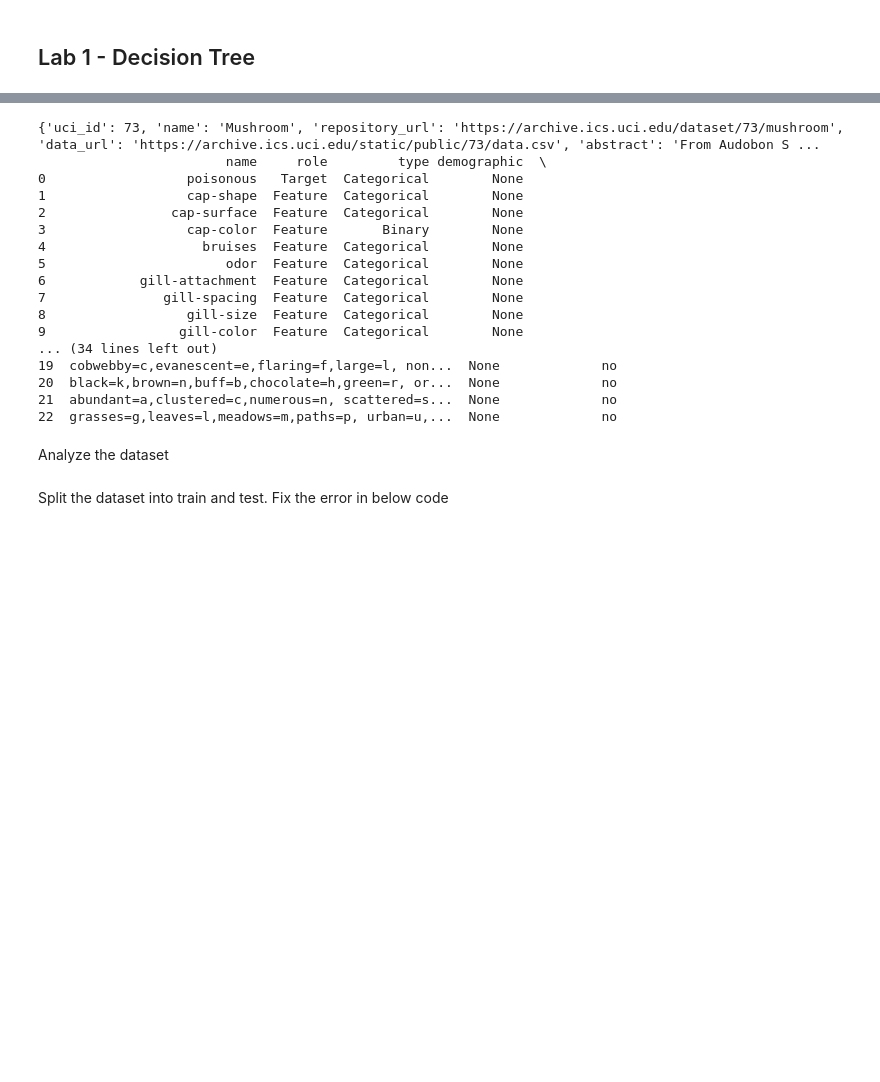
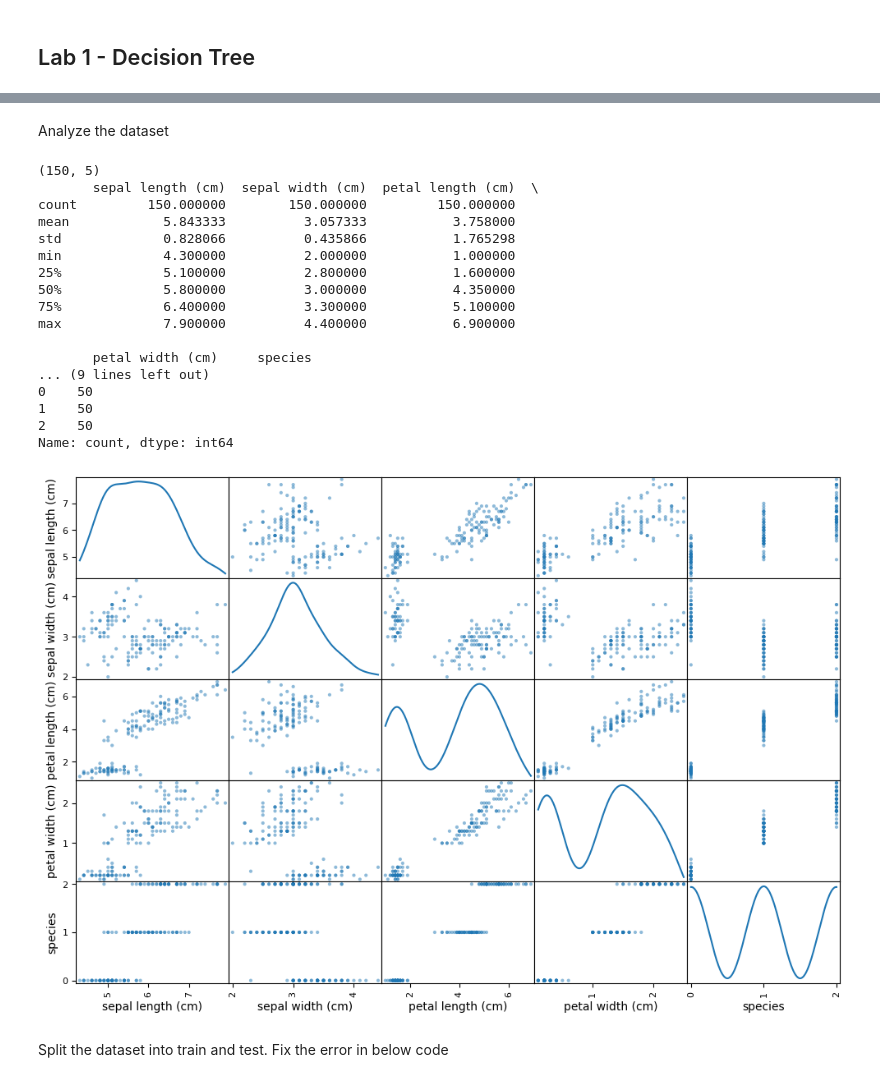
Before and after one commit to tanvir0188/machine-learning-labs, a Jupyter notebook: Lab1_Decision_Tree_and_Random_Forest.ipynb, the cells around one changed output, grey strips where cells are left out. Saved outputs shown, nothing was run; the diff lists cells and outputs as text; code cells hidden in the pictures; blank space fills up the shorter version.

```diff
--- a/Lab1_Decision_Tree_and_Random_Forest.ipynb
+++ b/Lab1_Decision_Tree_and_Random_Forest.ipynb
@@ -34,36 +17,39 @@ mushroom = fetch_ucirepo(id=73)
-# %%
-# data (as pandas dataframes)
-X = mushroom.data.features
-y = mushroom.data.targets
-
-
-le = LabelEncoder()
-
-
-# metadata
-print(mushroom.metadata)
-
-# variable information
-print(mushroom.variables)
-# %% [output]
-{'uci_id': 73, 'name': 'Mushroom', 'repository_url': 'https://archive.ics.uci.edu/dataset/73/mushroom', 'data_url': 'https://archive.ics.uci.edu/static/public/73/data.csv', 'abstract': 'From Audobon S ...
-                        name     role         type demographic  \
-0                  poisonous   Target  Categorical        None
-1                  cap-shape  Feature  Categorical        None
-2                cap-surface  Feature  Categorical        None
-3                  cap-color  Feature       Binary        None
-4                    bruises  Feature  Categorical        None
-5                       odor  Feature  Categorical        None
-6            gill-attachment  Feature  Categorical        None
-7               gill-spacing  Feature  Categorical        None
-8                  gill-size  Feature  Categorical        None
-9                 gill-color  Feature  Categorical        None
-... (34 lines left out)
-19  cobwebby=c,evanescent=e,flaring=f,large=l, non...  None             no
-20  black=k,brown=n,buff=b,chocolate=h,green=r, or...  None             no
-21  abundant=a,clustered=c,numerous=n, scattered=s...  None             no
-22  grasses=g,leaves=l,meadows=m,paths=p, urban=u,...  None             no
+# %%
+from sklearn.datasets import load_iris
+iris = load_iris()
 # %% [markdown]
 Analyze the dataset
+# %%
+# Convert the data to a pandas dataframe
+df = pd.DataFrame(iris.data, columns=iris.feature_names)
+# Add the target column
+df['species'] = iris.target
+# Check the shape and summary of the data
+print(df.shape)
+print(df.describe())
+# Check the distribution of the target classes
+print(df['species'].value_counts())
+# Plot the pairwise scatter plot of the features
+pd.plotting.scatter_matrix(df, figsize=(12, 8), diagonal='kde')
+plt.show()
+# %% [output]
+(150, 5)
+       sepal length (cm)  sepal width (cm)  petal length (cm)  \
+count         150.000000        150.000000         150.000000
+mean            5.843333          3.057333           3.758000
+std             0.828066          0.435866           1.765298
+min             4.300000          2.000000           1.000000
+25%             5.100000          2.800000           1.600000
+50%             5.800000          3.000000           4.350000
+75%             6.400000          3.300000           5.100000
+max             7.900000          4.400000           6.900000
+
+       petal width (cm)     species
+... (9 lines left out)
+0    50
+1    50
+2    50
+Name: count, dtype: int64
+[figure, added]
 # %% [markdown]
 Split the dataset into train and test. Fix the error in below code
```
Also changed, not shown: parts of 33 cells of this notebook.
